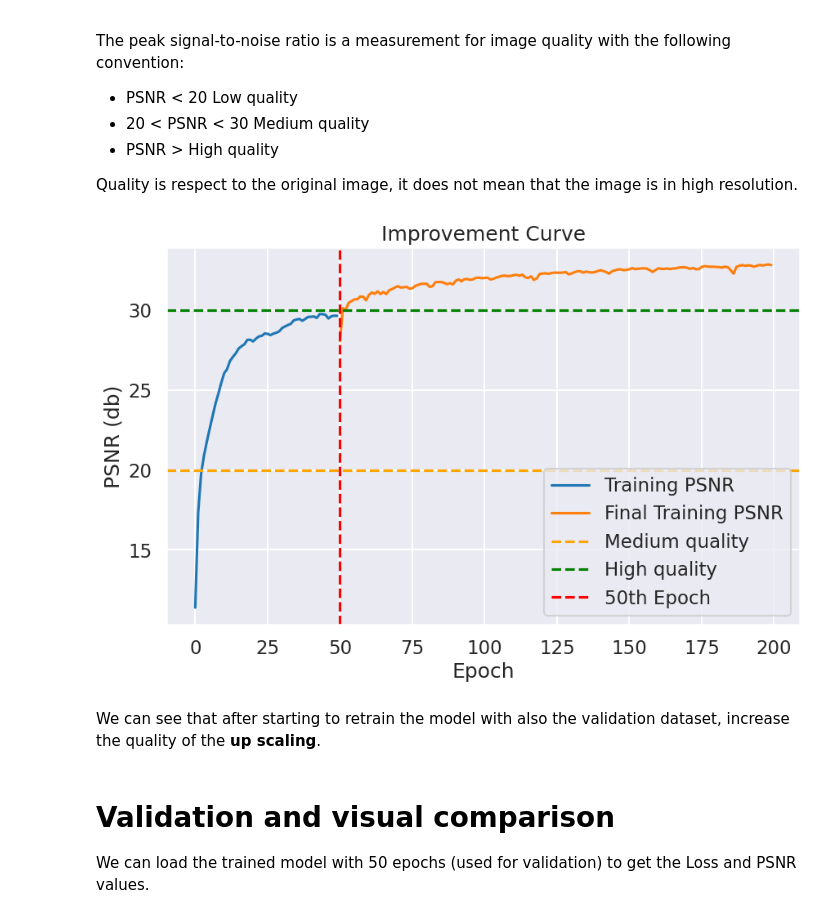
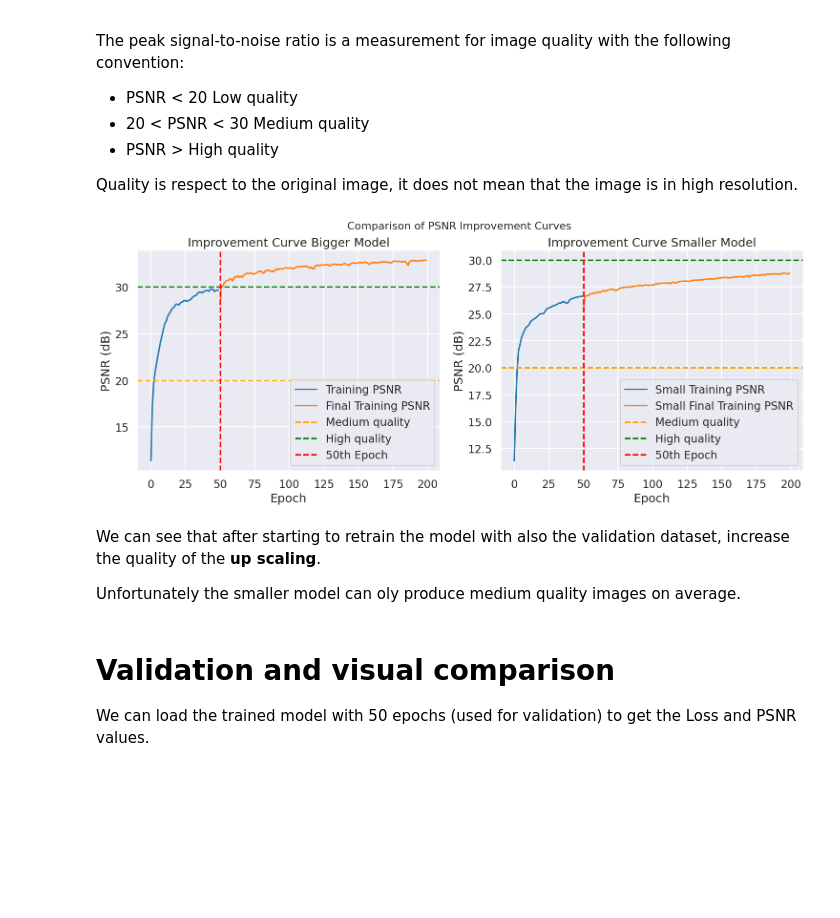
Before and after one commit to cMancio00/Super-Resolution, a Jupyter notebook: notebook.ipynb, the cells around one changed output. Drawn from its saved outputs; the diff is of its cells as text; code cells hidden in the pictures; blank space fills up the shorter version.

```diff
--- a/notebook.ipynb
+++ b/notebook.ipynb
@@ -156,27 +229,49 @@ Quality is respect to the original image, it does not mean that the image is in
 # %%
 training_psnr = "training_logs/202408051714_psnr.csv"
 final_training_psnr = "training_logs/202408051740_psnr.csv"
 training_psnr = genfromtxt(training_psnr, delimiter=',')
 final_training_psnr = genfromtxt(final_training_psnr, delimiter=',')
 
-plt.figure(figsize=(10, 6))
-sns.lineplot(x=np.arange(len(training_psnr)), y=training_psnr, label='Training PSNR')
+small_training_psnr = "training_logs/202409131926_psnr.csv"
+small_final_training_psnr = "training_logs/202409132017_psnr.csv"
+small_training_psnr = genfromtxt(small_training_psnr, delimiter=',')
+small_final_training_psnr = genfromtxt(small_final_training_psnr, delimiter=',')
+
+fig, ax = plt.subplots(1, 2, figsize=(18, 6))
+
+sns.lineplot(x=np.arange(len(training_psnr)), y=training_psnr, label='Training PSNR', ax=ax[0])
 sns.lineplot(x=np.arange(len(training_psnr), len(training_psnr) + len(final_training_psnr)),
-             y=final_training_psnr, label='Final Training PSNR')
+             y=final_training_psnr, label='Final Training PSNR', ax=ax[0])
 
-plt.axhline(y=20, color='orange', linestyle='--', label='Medium quality')
-plt.axhline(y=30, color='green', linestyle='--', label='High quality')
+ax[0].axhline(y=20, color='orange', linestyle='--', label='Medium quality')
+ax[0].axhline(y=30, color='green', linestyle='--', label='High quality')
+ax[0].axvline(x=50, color='red', linestyle='--', label='50th Epoch')
+ax[0].set_xlabel('Epoch')
+ax[0].set_ylabel('PSNR (dB)')
+ax[0].set_title('Improvement Curve Bigger Model')
+ax[0].legend()
 
-plt.axvline(x=50, color='red', linestyle='--', label='50th Epoch')
-plt.xlabel('Epoch')
-plt.ylabel('PSNR (db)')
-plt.title('Improvement Curve')
-plt.legend()
+sns.lineplot(x=np.arange(len(small_training_psnr)), y=small_training_psnr, label='Small Training PSNR', ax=ax[1])
+sns.lineplot(x=np.arange(len(small_training_psnr), len(small_training_psnr) + len(small_final_training_psnr)),
+             y=small_final_training_psnr, label='Small Final Training PSNR', ax=ax[1])
+
+ax[1].axhline(y=20, color='orange', linestyle='--', label='Medium quality')
+ax[1].axhline(y=30, color='green', linestyle='--', label='High quality')
+ax[1].axvline(x=50, color='red', linestyle='--', label='50th Epoch')
+ax[1].set_xlabel('Epoch')
+ax[1].set_ylabel('PSNR (dB)')
+ax[1].set_title('Improvement Curve Smaller Model')
+ax[1].legend()
+
+plt.suptitle('Comparison of PSNR Improvement Curves', fontsize=16)
+
 plt.show()
 # %% [output]
-[figure, old version]
+[figure, new version]
 # %% [markdown]
 We can see that after starting to retrain the model with also the validation dataset, increase the quality of the **up scaling**.
+
+Unfortunately the smaller model can oly produce medium quality images on average.
 # %% [markdown]
 # Validation and visual comparison
 
```
Also changed, not shown: parts of 15 cells of this notebook, 42 other files.
